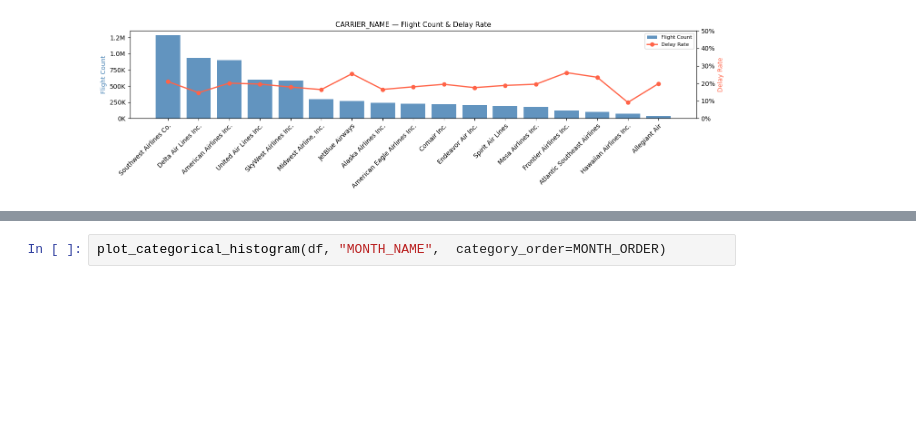
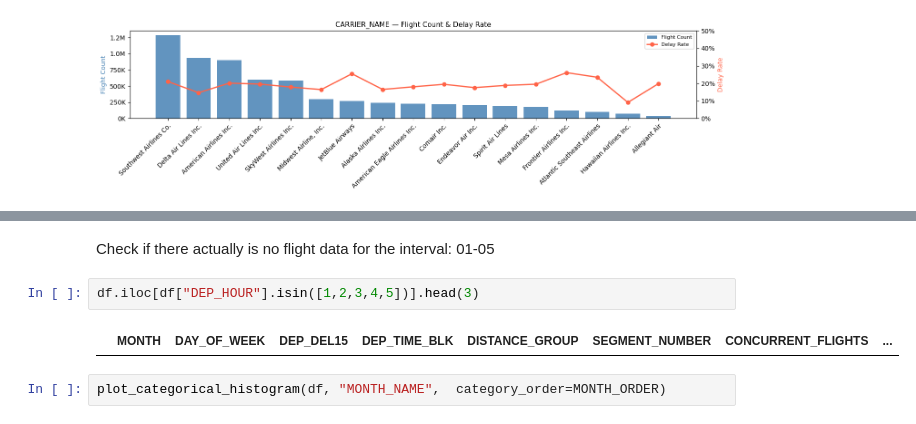
Before and after one commit to AlinaYakubova/ml-flight-felay-prediction, a Jupyter notebook: flight_delay_prediction.ipynb, the cells around one changed output, grey strips where cells are left out. Cells and saved outputs as stored; diff of their text form; blank space fills up the shorter version.

```diff
--- a/flight_delay_prediction.ipynb
+++ b/flight_delay_prediction.ipynb
@@ -219,3 +209,9 @@ plot_categorical_histogram(df, "DEP_TIME_BLK")
+# %% [markdown]
+Check if there actually is no flight data for the interval: 01-05
+# %%
+df.iloc[df["DEP_HOUR"].isin([1,2,3,4,5])].head(3)
+# %% [output]
+|  | MONTH | DAY_OF_WEEK | DEP_DEL15 | DEP_TIME_BLK | DISTANCE_GROUP | SEGMENT_NUMBER | CONCURRENT_FLIGHTS | ... |
 # %%
 plot_categorical_histogram(df, "MONTH_NAME",  category_order=MONTH_ORDER)
 # %% [output]
```
Also changed, not shown: parts of 21 cells of this notebook.
